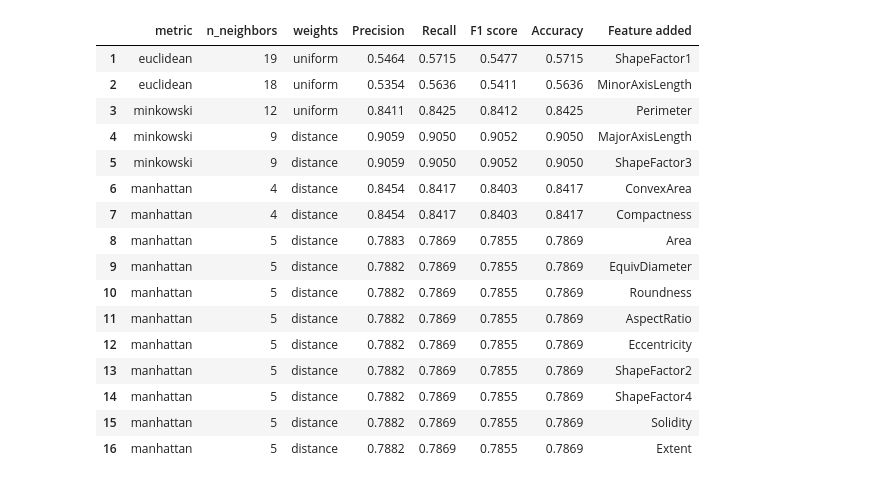
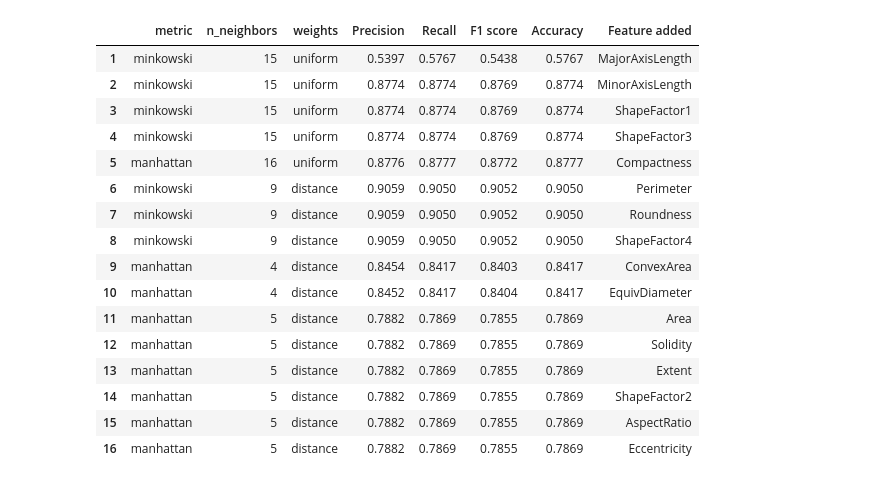
Before and after one commit to jesusch10/beans_classification, a Jupyter notebook: 3_nearest_neighbors.ipynb, the cells around one changed output. Saved outputs shown, nothing was run; the diff lists cells and outputs as text; code cells hidden in the pictures.

```diff
--- a/3_nearest_neighbors.ipynb
+++ b/3_nearest_neighbors.ipynb
@@ -25,9 +19,10 @@ please provide us feedback at https://github.com/pandas-dev/pandas/issues/54466
 # %%
-# Fetching dataset and optimal random forest
-with open('dry_bean_dataset.pkl', 'rb') as file:
-    dry_bean_dataset = pickle.load(file)
-with open('best_rf_clf.pkl', 'rb') as file:
-    best_rf_clf = pickle.load(file)
+# Fetching processed datasets
+with open('X_train', 'rb') as file: X_train = pickle.load(file)
+with open('y_train', 'rb') as file: y_train = np.ravel(pickle.load(file))
+with open('X_test' , 'rb') as file: X_test  = pickle.load(file)
+with open('y_test' , 'rb') as file: y_test  = pickle.load(file)
+with open('best_rf_clf.pkl', 'rb') as file: best_rf_clf = pickle.load(file)
 # %%
 # Sorting features by importance provided by the optimal random forest
 features_dict = dict(enumerate(best_rf_clf.feature_importances_))
@@ -53,4 +47,0 @@ features_list
-# %%
-# Splitting dataset in training (70%) and test (30%) subsets
-X_train, X_test, y_train, y_test = train_test_split(dry_bean_dataset.data.features, dry_bean_dataset.data.targets, test_size=0.3, random_state=42)
-y_train = np.ravel(y_train)
@@ -63,48 +56,54 @@ param_dict = {
 # %%
 # Setting the random search
 
-knn_clf = KNeighborsClassifier()
+def calculate_metrics(y_test, y_pred):
+    """Calculating scoring metrics"""
+    precision = round(precision_score(y_test, y_pred, average='weighted'), 4)
+    recall = round(recall_score(y_test, y_pred, average='weighted'), 4)
+    f1 = round(f1_score(y_test, y_pred, average='weighted'), 4)
+    accuracy = round(accuracy_score(y_test, y_pred), 4)
+    return [precision, recall, f1, accuracy]
+
+knn_clf = KNeighborsClassifier(random_state=42)
 random_search = RandomizedSearchCV(knn_clf, param_distributions=param_dict, n_iter=100, cv=5, scoring='f1_weighted', random_state=42, n_jobs = -1)
 features_train = []
 results_df1 = pd.DataFrame(columns = ['metric', 'n_neighbors', 'weights'])
 results_df2 = pd.DataFrame(columns = ['Precision', 'Recall', 'F1 score', 'Accuracy', 'Feature added'])
 
-for feature_index, feature_importance in features_list: # Feeding new features by importance in each interation
+with tqdm(total=len(features_list)) as progress_bar:
+    for feature_index, feature_importance in features_list: # Feeding new features by importance in each interation
 
-    # Optimizing the hyperparameters
-    features_train.append(feature_index)
-    X_train_temp = X_train.iloc[:,features_train]
-    random_search.fit(X_train_temp, y_train)
-    results_df1.loc[len(features_train)] = random_search.best_params_
+        # Optimizing the hyperparameters
+        features_train.append(feature_index)
+        X_train_temp = X_train.iloc[:,features_train]
+        random_search.fit(X_train_temp, y_train)
+        results_df1.loc[len(features_train)] = random_search.best_params_
 
-    # Evaluating the model
-    best_clf = random_search.best_estimator_
-    y_pred = best_clf.predict(X_test.iloc[:,features_train])
-    precision = round(precision_score(y_test, y_pred, average='weighted'), 4)
-    recall = round(recall_score(y_test, y_pred, average='weighted'), 4)
-    f1 = round(f1_score(y_test, y_pred, average='weighted'), 4)
-    accuracy = round(accuracy_score(y_test, y_pred), 4)
-    feature = dry_bean_dataset.data.features.columns[feature_index]
-    results_df2.loc[len(features_train)] = [precision, recall, f1, accuracy, feature]
+        # Evaluating the model
+        best_clf = random_search.best_estimator_
+        y_pred = best_clf.predict(X_test.iloc[:,features_train])
+        feature = X_train.columns[feature_index]
+        results_df2.loc[len(features_train)] = calculate_metrics(y_test, y_pred) + [feature]
+        progress_bar.update(1)
 
 results_df = pd.concat([results_df1, results_df2], axis = 1)
 results_df
 # %% [output]
 |  | metric | n_neighbors | weights | Precision | Recall | F1 score | Accuracy | Feature added |
-| 1 | euclidean | 19 | uniform | 0.5464 | 0.5715 | 0.5477 | 0.5715 | ShapeFactor1 |
-| 2 | euclidean | 18 | uniform | 0.5354 | 0.5636 | 0.5411 | 0.5636 | MinorAxisLength |
-| 3 | minkowski | 12 | uniform | 0.8411 | 0.8425 | 0.8412 | 0.8425 | Perimeter |
-| 4 | minkowski | 9 | distance | 0.9059 | 0.9050 | 0.9052 | 0.9050 | MajorAxisLength |
-| 5 | minkowski | 9 | distance | 0.9059 | 0.9050 | 0.9052 | 0.9050 | ShapeFactor3 |
-| 6 | manhattan | 4 | distance | 0.8454 | 0.8417 | 0.8403 | 0.8417 | ConvexArea |
-| 7 | manhattan | 4 | distance | 0.8454 | 0.8417 | 0.8403 | 0.8417 | Compactness |
-| 8 | manhattan | 5 | distance | 0.7883 | 0.7869 | 0.7855 | 0.7869 | Area |
-| 9 | manhattan | 5 | distance | 0.7882 | 0.7869 | 0.7855 | 0.7869 | EquivDiameter |
-| 10 | manhattan | 5 | distance | 0.7882 | 0.7869 | 0.7855 | 0.7869 | Roundness |
-| 11 | manhattan | 5 | distance | 0.7882 | 0.7869 | 0.7855 | 0.7869 | AspectRatio |
-| 12 | manhattan | 5 | distance | 0.7882 | 0.7869 | 0.7855 | 0.7869 | Eccentricity |
-| 13 | manhattan | 5 | distance | 0.7882 | 0.7869 | 0.7855 | 0.7869 | ShapeFactor2 |
-| 14 | manhattan | 5 | distance | 0.7882 | 0.7869 | 0.7855 | 0.7869 | ShapeFactor4 |
-| 15 | manhattan | 5 | distance | 0.7882 | 0.7869 | 0.7855 | 0.7869 | Solidity |
-| 16 | manhattan | 5 | distance | 0.7882 | 0.7869 | 0.7855 | 0.7869 | Extent |
+| 1 | minkowski | 15 | uniform | 0.5397 | 0.5767 | 0.5438 | 0.5767 | MajorAxisLength |
+| 2 | minkowski | 15 | uniform | 0.8774 | 0.8774 | 0.8769 | 0.8774 | MinorAxisLength |
+| 3 | minkowski | 15 | uniform | 0.8774 | 0.8774 | 0.8769 | 0.8774 | ShapeFactor1 |
+| 4 | minkowski | 15 | uniform | 0.8774 | 0.8774 | 0.8769 | 0.8774 | ShapeFactor3 |
+| 5 | manhattan | 16 | uniform | 0.8776 | 0.8777 | 0.8772 | 0.8777 | Compactness |
+| 6 | minkowski | 9 | distance | 0.9059 | 0.9050 | 0.9052 | 0.9050 | Perimeter |
+| 7 | minkowski | 9 | distance | 0.9059 | 0.9050 | 0.9052 | 0.9050 | Roundness |
+| 8 | minkowski | 9 | distance | 0.9059 | 0.9050 | 0.9052 | 0.9050 | ShapeFactor4 |
+| 9 | manhattan | 4 | distance | 0.8454 | 0.8417 | 0.8403 | 0.8417 | ConvexArea |
+| 10 | manhattan | 4 | distance | 0.8452 | 0.8417 | 0.8404 | 0.8417 | EquivDiameter |
+| 11 | manhattan | 5 | distance | 0.7882 | 0.7869 | 0.7855 | 0.7869 | Area |
+| 12 | manhattan | 5 | distance | 0.7882 | 0.7869 | 0.7855 | 0.7869 | Solidity |
+| 13 | manhattan | 5 | distance | 0.7882 | 0.7869 | 0.7855 | 0.7869 | Extent |
+| 14 | manhattan | 5 | distance | 0.7882 | 0.7869 | 0.7855 | 0.7869 | ShapeFactor2 |
+| 15 | manhattan | 5 | distance | 0.7882 | 0.7869 | 0.7855 | 0.7869 | AspectRatio |
+| 16 | manhattan | 5 | distance | 0.7882 | 0.7869 | 0.7855 | 0.7869 | Eccentricity |
 # %% [markdown]
```
Also changed, not shown: parts of 22 cells of this notebook, 13 other files.
